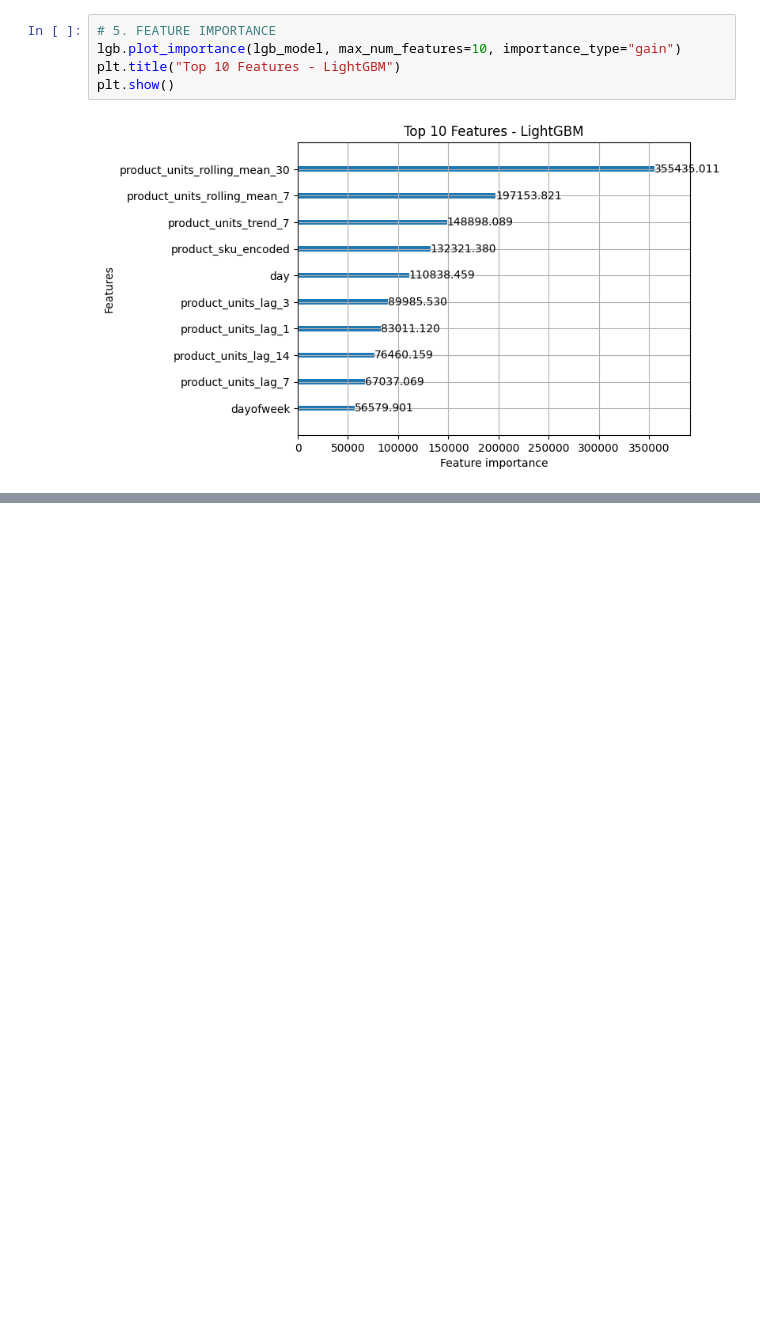
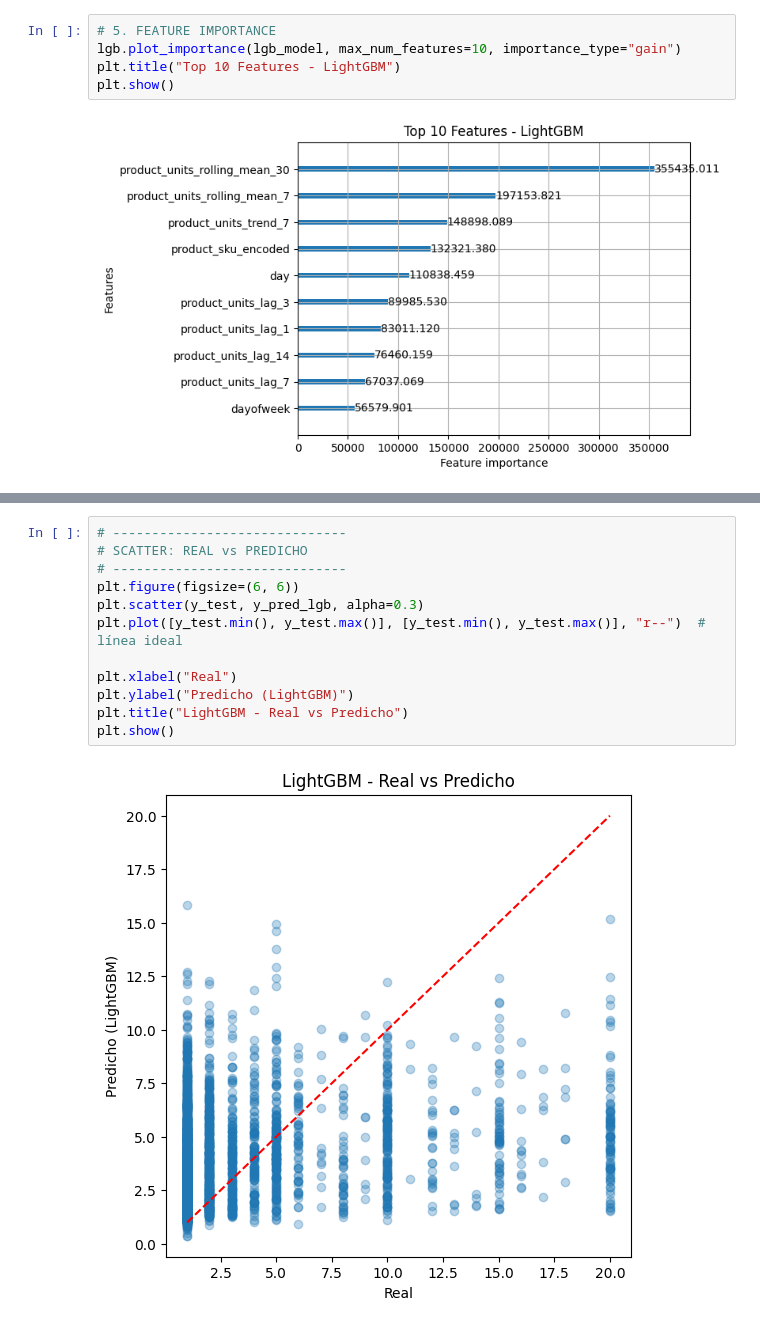
Before and after one commit to aladelca/pc1_20252_metodologia_data_science, a Jupyter notebook: notebooks/02_model_experimentation.ipynb, the cells around one changed output, grey strips where cells are left out. Cells and saved outputs as stored; diff of their text form; blank space fills up the shorter version.

```diff
--- a/notebooks/02_model_experimentation.ipynb
+++ b/notebooks/02_model_experimentation.ipynb
@@ -643,3 +659,17 @@ plt.show()
+# %%
+# ------------------------------
+# SCATTER: REAL vs PREDICHO
+# ------------------------------
+plt.figure(figsize=(6, 6))
+plt.scatter(y_test, y_pred_lgb, alpha=0.3)
+plt.plot([y_test.min(), y_test.max()], [y_test.min(), y_test.max()], "r--")  # línea ideal
+
+plt.xlabel("Real")
+plt.ylabel("Predicho (LightGBM)")
+plt.title("LightGBM - Real vs Predicho")
+plt.show()
+# %% [output]
+[figure, added]
 # %% [markdown]
 ### Conclusión: Experimento 2 - LightGBM
 
```
Also changed, not shown: parts of 2 cells of this notebook.
